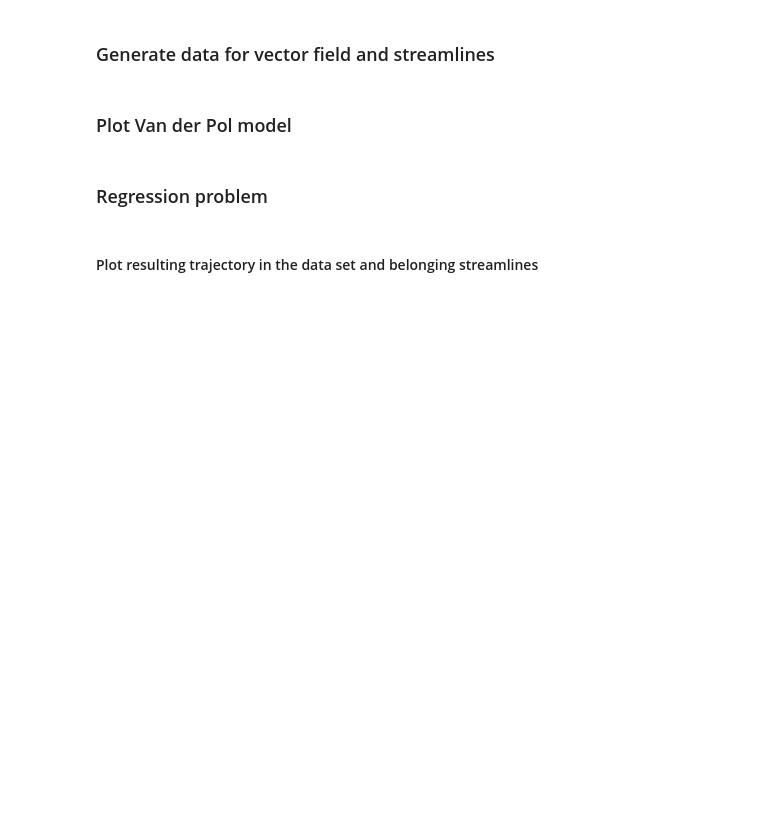
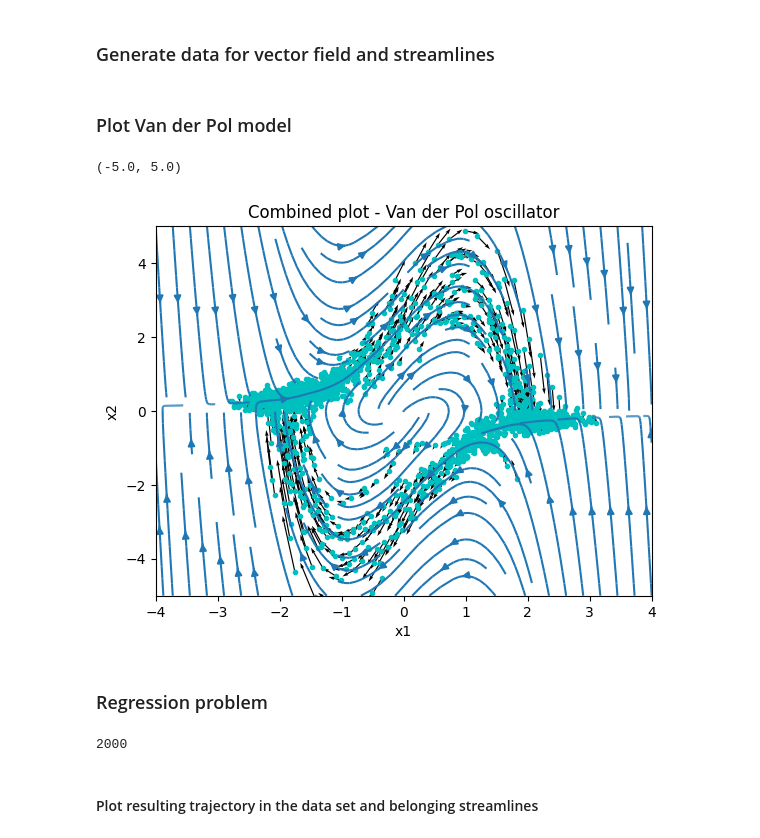
Before and after one commit to helenatp/prosjektoppgaveTPK4560, a Jupyter notebook: src/oscillator_with_rff.ipynb, the cells around one changed output. Cells and saved outputs as stored; diff of their text form; code cells hidden in the pictures; blank space fills up the shorter version.

```diff
--- a/src/oscillator_with_rff.ipynb
+++ b/src/oscillator_with_rff.ipynb
@@ -77,8 +73,8 @@ def model_free_harmonic_oscillator(func, t, zeta, w_0):
 # %%
 lower_bound_x1 = -4
 upper_bound_x1 = 4
-lower_bound_x2 = -4
-upper_bound_x2 = 4
+lower_bound_x2 = -5
+upper_bound_x2 = 5
 
 num_of_points = 11
 
@@ -111,18 +107,21 @@ for (i,j), value in np.ndenumerate(X1):
 # %%
 # Plot resulting trajectory in the data set and belonging streamlines
 # Combine solution and vector field
 plt.figure()
 plt.style.use('default')
 plt.title('Combined plot - Van der Pol oscillator')
-plt.plot(x[0,:],x[1,:],'.', linewidth=2, color='c')
+plt.plot(x[0,:],x[1,:], '.', linewidth=1, color='c')
 
 #ff.create_streamline(X1, X2, u, v)
 plt.streamplot(X1, X2, u, v, density = 1)
 plt.quiver(x[0,:], x[1,:], y[0,:], y[1,:])
 plt.xlabel('x1')
 plt.ylabel('x2')
 plt.xlim([lower_bound_x1, upper_bound_x1])
 plt.ylim([lower_bound_x2, upper_bound_x2])
+# %% [output]
+(-5.0, 5.0)
+[figure, added]
 # %% [markdown]
 ### Regression problem
 # %%
@@ -131,13 +130,17 @@ data_series_start = np.argwhere(time_series == 15)[0,0] # to take the first elem
 data_series_end = np.argwhere(time_series == 22.6)[0,0]
 
 # Training data
-x_train = x[:,  data_series_start:data_series_end]
-y_train = y[:,  data_series_start:data_series_end]
+x_train = x[:, :]
+y_train = y[:, :]
+#x_train = x[:,  data_series_start:data_series_end]
+#y_train = y[:,  data_series_start:data_series_end]
 
 # Query only the length of the second dimension of x_train
-num_of_points = x_train.shape[0]
+num_of_points = x_train.shape[1]
 dim_of_function = y_train.shape[0]
 num_of_points
+# %% [output]
+2000
 # %% [markdown]
 #### Plot resulting trajectory in the data set and belonging streamlines
 # %%
```
Also changed, not shown: parts of 7 cells of this notebook, 1 other file.
